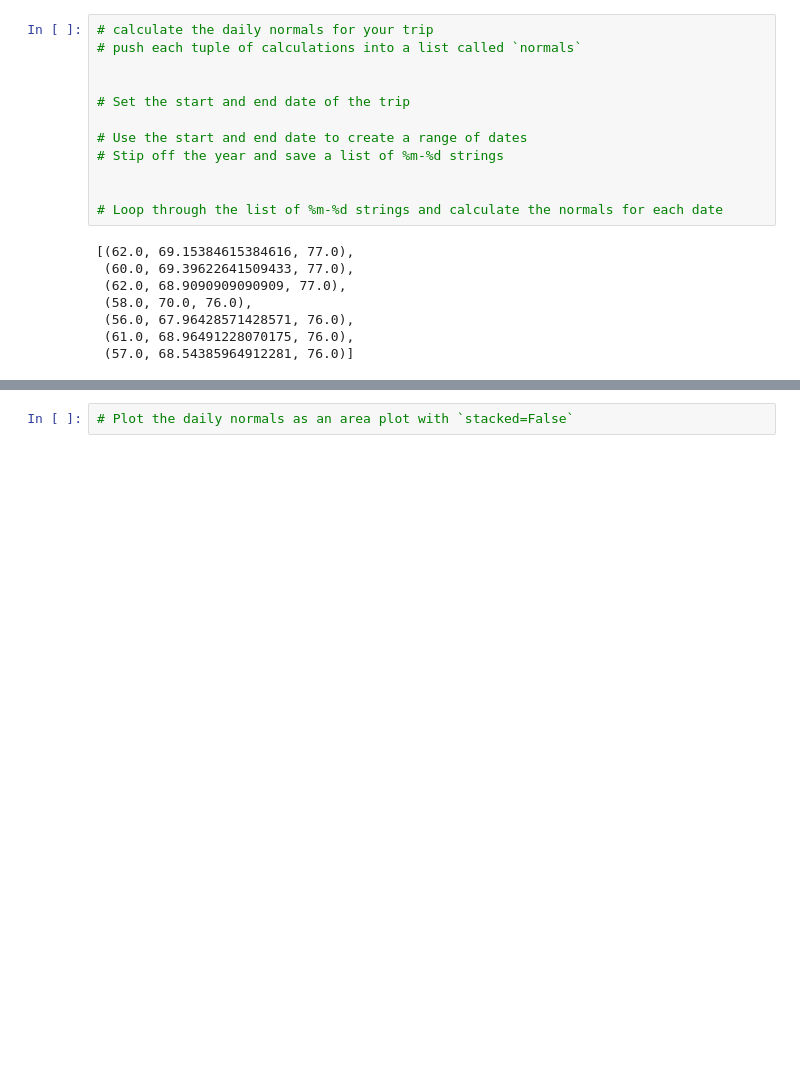
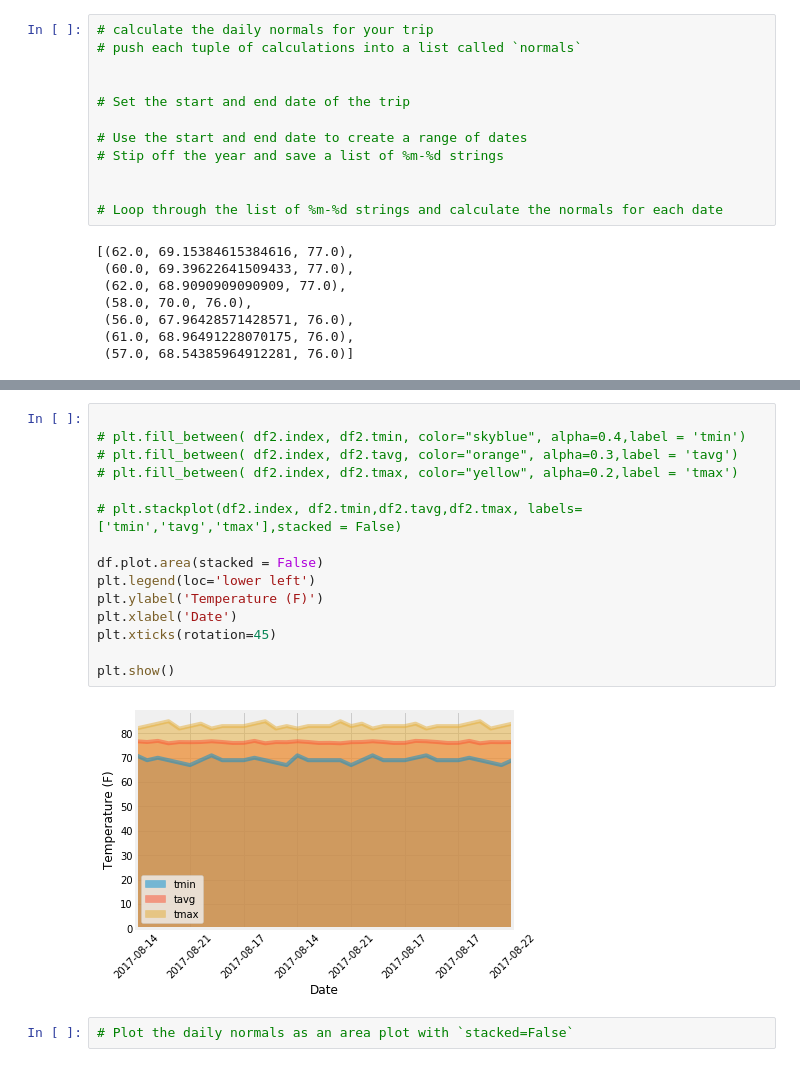
Before and after one commit to UncleBacon/sqlalchemy-challenge, a Jupyter notebook: Instructions/climate_starter.ipynb, the cells around one changed output, grey strips where cells are left out. Drawn from its saved outputs; the diff is of its cells as text; blank space fills up the shorter version.

```diff
--- a/Instructions/climate_starter.ipynb
+++ b/Instructions/climate_starter.ipynb
@@ -360,3 +395,20 @@ TypeError: strptime() argument 1 must be str, not result
+# %%
+
+# plt.fill_between( df2.index, df2.tmin, color="skyblue", alpha=0.4,label = 'tmin')
+# plt.fill_between( df2.index, df2.tavg, color="orange", alpha=0.3,label = 'tavg')
+# plt.fill_between( df2.index, df2.tmax, color="yellow", alpha=0.2,label = 'tmax')
+
+# plt.stackplot(df2.index, df2.tmin,df2.tavg,df2.tmax, labels=['tmin','tavg','tmax'],stacked = False)
+
+df.plot.area(stacked = False)
+plt.legend(loc='lower left')
+plt.ylabel('Temperature (F)')
+plt.xlabel('Date')
+plt.xticks(rotation=45)
+
+plt.show()
+# %% [output]
+[figure, added]
 # %%
 # Plot the daily normals as an area plot with `stacked=False`
 # %% [output]
```
Also changed, not shown: parts of 8 cells of this notebook.
